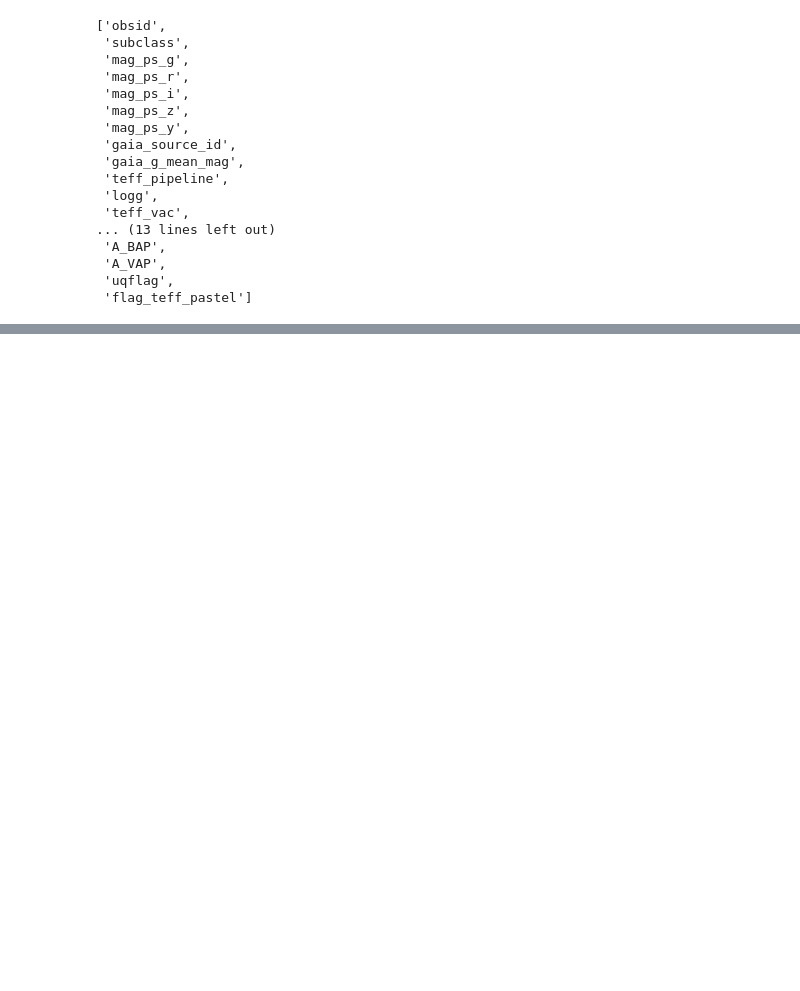
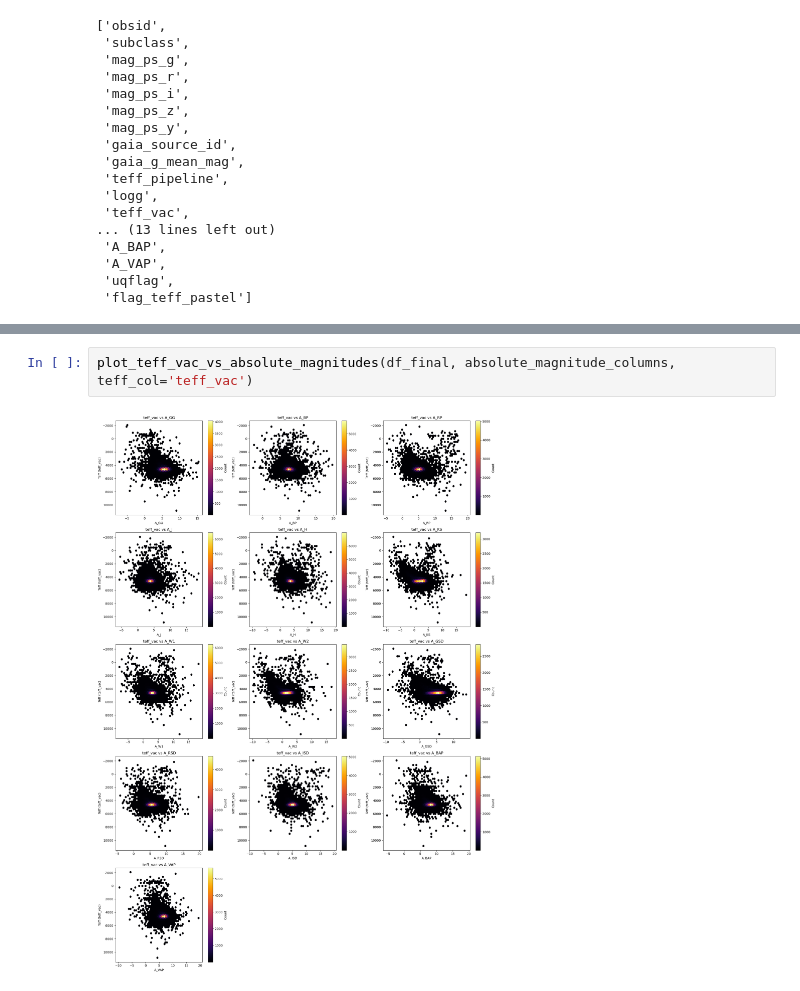
Before and after one commit to BrightonLiu-zZ/cool-dwarf_stellar_parameter_inference_from_survey_data, a Jupyter notebook: notebooks/LAMOST_2_data_preprocessing.ipynb, the cells around one changed output, grey strips where cells are left out. Drawn from its saved outputs; the diff is of its cells as text; blank space fills up the shorter version.

```diff
--- a/notebooks/LAMOST_2_data_preprocessing.ipynb
+++ b/notebooks/LAMOST_2_data_preprocessing.ipynb
@@ -349,0 +531,4 @@ df_final.columns.tolist()
+# %%
+plot_teff_vac_vs_absolute_magnitudes(df_final, absolute_magnitude_columns, teff_col='teff_vac')
+# %% [output]
+[figure, added]
```
Also changed, not shown: parts of 8 cells of this notebook.
